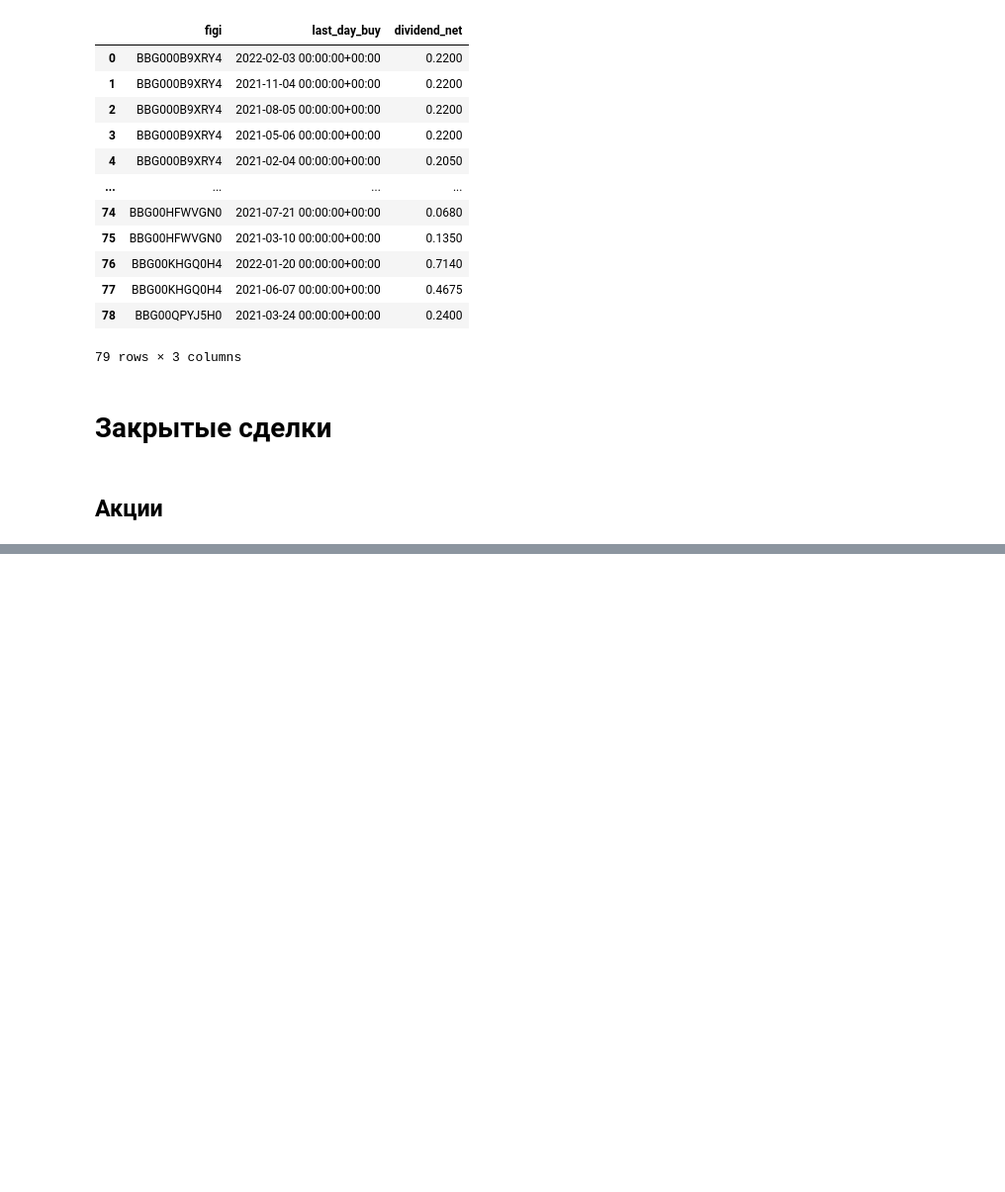
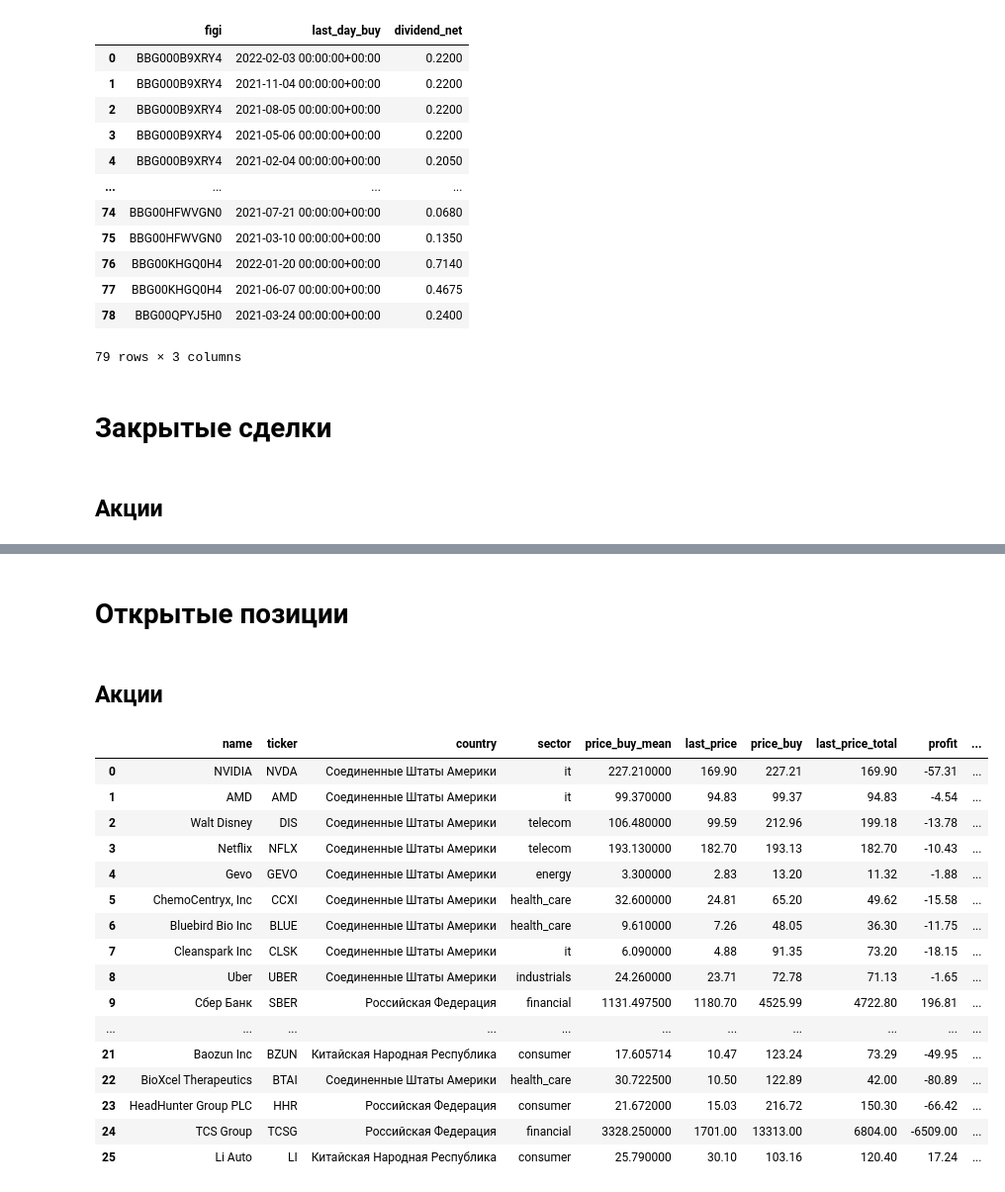
Before and after one commit to VNEShi/tinkoff-invest, a Jupyter notebook: Статистика Тинькоф инвестиций.ipynb, the cells around one changed output, grey strips where cells are left out. Shown at 99% size. Saved outputs shown, nothing was run; the diff lists cells and outputs as text; code cells hidden in the pictures; blank space fills up the shorter version.

```diff
--- a/Статистика Тинькоф инвестиций.ipynb
+++ b/Статистика Тинькоф инвестиций.ipynb
@@ -74,6 +56,14 @@ def info_instrument(instrument):
         dict_info[list_info_name[i]] = list_info[i]
 
     return dict_info, lots
+# %%
+def last_price_info(instrument_last_price):
+    figi=[]
+    last_price=[]
+    for i in instrument_last_price:
+        figi.append(i.figi)
+        last_price.append(money(i.price))
+    return {'figi': figi, 'last_price': last_price}
 # %% [markdown]
 **Файл с токеном**
 # %%
@@ -84,6 +74,7 @@ token = open('C:/Users/Danila/Desktop/jupyter/my/Тинькофф инвести
 accounts_id = []
 accounts_name = []
 accounts_opened = []
+
 
 with Client(token) as client:
 
@@ -105,6 +96,9 @@ with Client(token) as client:
     lots_info_bonds = info_instrument(client.instruments.bonds().instruments)[1]
     lots_info_etfs = info_instrument(client.instruments.etfs().instruments)[1]
     lots_info_currencies = info_instrument(client.instruments.currencies().instruments)[1]
+
+    #Словарь с последними ценами инструмента
+    info_last_price = last_price_info(client.market_data.get_last_prices().last_prices)
 # %%
 #Лотность всех инструментов
 all_lots_info = {**lots_info_shares, **lots_info_bonds, **lots_info_etfs, **lots_info_currencies}
@@ -115,6 +109,9 @@ df_bonds_info = pd.DataFrame(info_bonds)
 df_etfs_info = pd.DataFrame(info_etfs)
 df_currencies_info = pd.DataFrame(info_currencies)
 
+#Таблица с последними ценами инструментов
+df_last_price = pd.DataFrame(info_last_price)
+
 #Таблица с информацией о счетах
 accounts = pd.DataFrame({'account_id': accounts_id,
                          'account_name': accounts_name,
@@ -418 +411,58 @@ df_closed['profit_perc'] = (df_closed['price_sold'] / df_closed['price_buy'] - 1
+# %% [markdown]
+# Открытые позиции
+# %% [markdown]
+## Акции
+# %%
+df_open_shares = df_buy_sold[(df_buy_sold['type'] == 'share') &
+                             (df_buy_sold['price_sold'].isna())]
+
+df_open_shares = df_open_shares.merge(df_last_price,
+                                      how='left',
+                                      on='figi').loc[:,['figi', 'price_buy', 'last_price']]
+
+df_open_shares['price_buy_mean'] = df_open_shares['price_buy']
+df_open_shares['last_price_total'] = df_open_shares['last_price']
+df_open_shares = df_open_shares.groupby('figi', as_index=False).agg({'price_buy_mean': 'mean',
+                                                                     'last_price': 'mean',
+                                                                     'price_buy': 'sum',
+                                                                     'last_price_total': 'sum'})
+
+
+df_open_shares = df_open_shares.merge(df_shares_info,
+                                      how='inner',
+                                      on='figi')
+
+df_open_shares['last_price'] = df_open_shares['last_price'] * df_open_shares['lot']
+df_open_shares['last_price_total'] = df_open_shares['last_price_total'] * df_open_shares['lot']
+df_open_shares['profit'] = df_open_shares['last_price_total'] - df_open_shares['price_buy']
+df_open_shares['profit_rub'] = np.where(df_open_shares['currency'] == 'usd',
+                                        df_open_shares['profit'] * usd_mean,
+                                        df_open_shares['profit'])
+
+df_open_shares['profit_rub'] = np.where(df_open_shares['currency'] == 'eur',
+                                        df_open_shares['profit_rub'] * eur_mean,
+                                        df_open_shares['profit_rub'])
+
+df_open_shares['profit_perc'] = (df_open_shares['last_price_total'] / df_open_shares['price_buy'] - 1) * 100
+df_open_shares.loc[:,['name', 'ticker', 'country', 'sector',
+                      'price_buy_mean', 'last_price', 'price_buy', 'last_price_total',
+                      'profit', 'profit_rub', 'profit_perc']]
+# %% [output]
+|  | name | ticker | country | sector | price_buy_mean | last_price | price_buy | last_price_total | profit | ... |
+| 0 | NVIDIA | NVDA | Соединенные Штаты Америки | it | 227.210000 | 169.90 | 227.21 | 169.90 | -57.31 | ... |
+| 1 | AMD | AMD | Соединенные Штаты Америки | it | 99.370000 | 94.83 | 99.37 | 94.83 | -4.54 | ... |
+| 2 | Walt Disney | DIS | Соединенные Штаты Америки | telecom | 106.480000 | 99.59 | 212.96 | 199.18 | -13.78 | ... |
+| 3 | Netflix | NFLX | Соединенные Штаты Америки | telecom | 193.130000 | 182.70 | 193.13 | 182.70 | -10.43 | ... |
+| 4 | Gevo | GEVO | Соединенные Штаты Америки | energy | 3.300000 | 2.83 | 13.20 | 11.32 | -1.88 | ... |
+| 5 | ChemoCentryx, Inc | CCXI | Соединенные Штаты Америки | health_care | 32.600000 | 24.81 | 65.20 | 49.62 | -15.58 | ... |
+| 6 | Bluebird Bio Inc | BLUE | Соединенные Штаты Америки | health_care | 9.610000 | 7.26 | 48.05 | 36.30 | -11.75 | ... |
+| 7 | Cleanspark Inc | CLSK | Соединенные Штаты Америки | it | 6.090000 | 4.88 | 91.35 | 73.20 | -18.15 | ... |
+| 8 | Uber | UBER | Соединенные Штаты Америки | industrials | 24.260000 | 23.71 | 72.78 | 71.13 | -1.65 | ... |
+| 9 | Сбер Банк | SBER | Российская Федерация | financial | 1131.497500 | 1180.70 | 4525.99 | 4722.80 | 196.81 | ... |
+| ... | ... | ... | ... | ... | ... | ... | ... | ... | ... | ... |
+| 21 | Baozun Inc | BZUN | Китайская Народная Республика | consumer | 17.605714 | 10.47 | 123.24 | 73.29 | -49.95 | ... |
+| 22 | BioXcel Therapeutics | BTAI | Соединенные Штаты Америки | health_care | 30.722500 | 10.50 | 122.89 | 42.00 | -80.89 | ... |
+| 23 | HeadHunter Group PLC | HHR | Российская Федерация | consumer | 21.672000 | 15.03 | 216.72 | 150.30 | -66.42 | ... |
+| 24 | TCS Group | TCSG | Российская Федерация | financial | 3328.250000 | 1701.00 | 13313.00 | 6804.00 | -6509.00 | ... |
+| 25 | Li Auto | LI | Китайская Народная Республика | consumer | 25.790000 | 30.10 | 103.16 | 120.40 | 17.24 | ... |
 # %%
```
Also changed, not shown: parts of 28 cells of this notebook.
